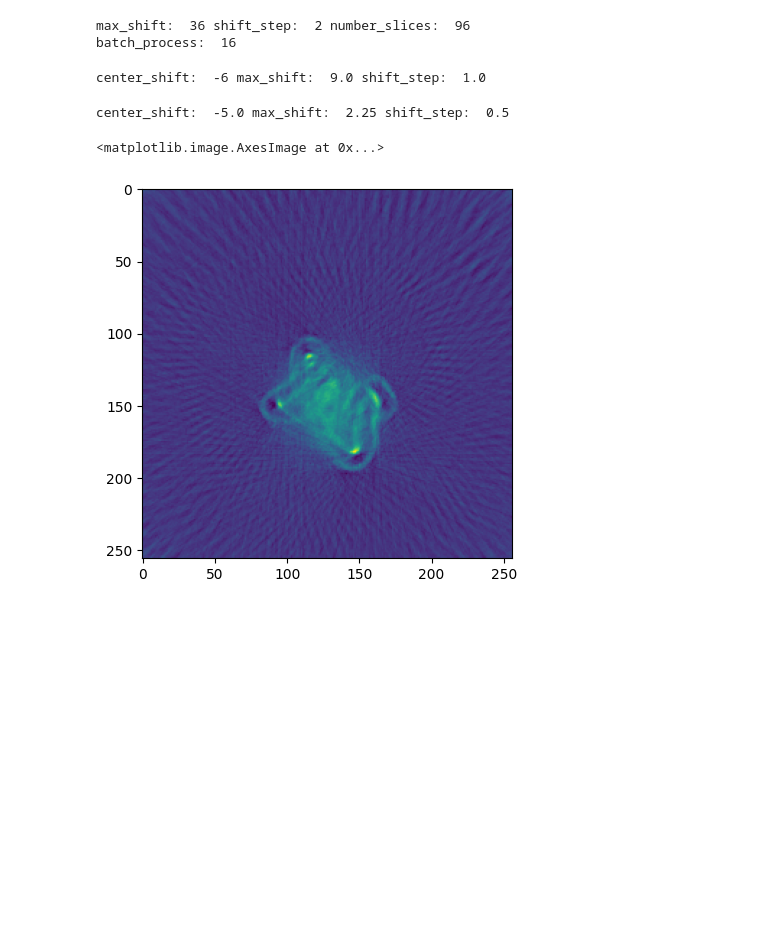
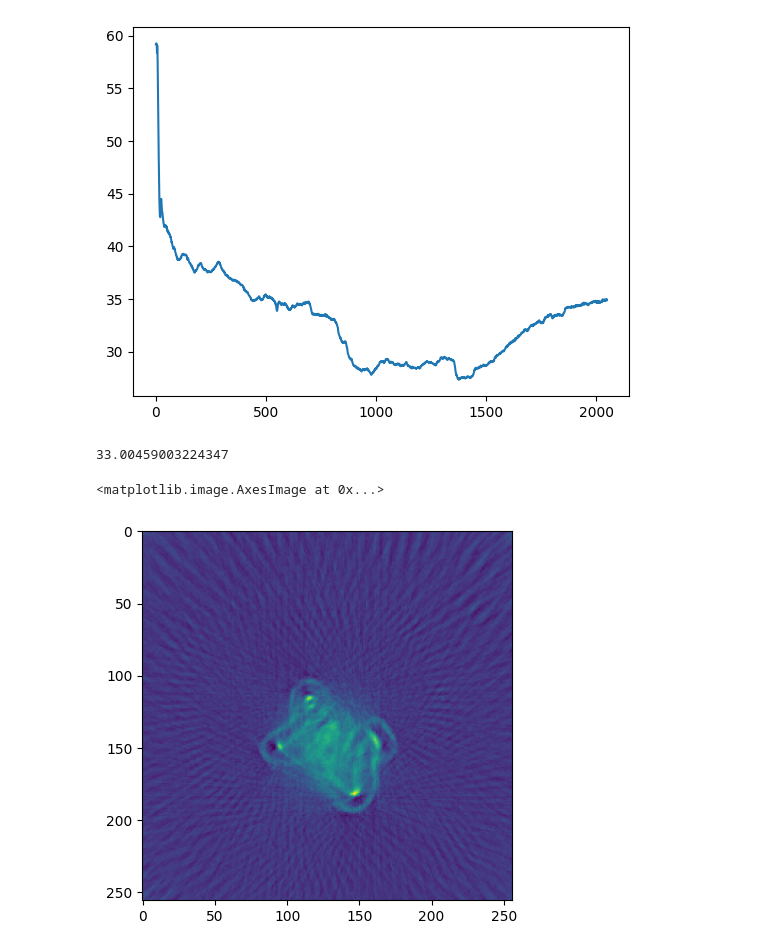
Before and after one commit to obandomarcos/ToMoDL, a Jupyter notebook: test_tomopy.ipynb, the cells around one changed output. Cells and saved outputs as stored; diff of their text form; code cells hidden in the pictures; blank space fills up the shorter version.

```diff
--- a/test_tomopy.ipynb
+++ b/test_tomopy.ipynb
@@ -230,6 +248,31 @@ def find_center_shift(sinogram: np.ndarray, type_sino="3D", resize_val=None, ord
             sinogram = ndi.shift(sinogram, (center_shift, 0, 0), mode="nearest")
 
     return sinogram
+# %%
+from skimage.metrics import peak_signal_noise_ratio
+
+gt = tiff.imread("/home/nhattm/FBP_100_gt.tif")
+recon = tiff.imread("/home/nhattm/toml-100.tif")
+list_psnr = []
+# recon = normalize_images_numpy(recon)
+# gt = normalize_images_numpy(gt)
+# take the range from 50 to 100
+for i in range(gt.shape[0]):
+    # calculate psnr
+
+    psnr_volume = peak_signal_noise_ratio(
+            gt[i], recon[i],
+            # data_range=gt[i].max()-gt[i].min(),
+        )
+    list_psnr.append(psnr_volume)
+# plot psnr
+plt.plot(list_psnr)
+plt.show()
+
+print(np.mean(list_psnr))
+# %% [output]
+[figure, added]
+33.00459003224347
 # %%
 from PIL import Image
 list_path = natsorted(glob.glob("datasets/grayscale images/*jpg"))
@@ -241,13 +284,6 @@ for path in list_path:
 sino = np.stack(sino)
 sino = np.moveaxis(sino, 1, 2)
 recon = fast_reconstruct_FBP(sino, resize_val=256, device="cuda", rotation_factor=2, order_mode=Order_Modes.Vertical.value)
-# %%
-sino_center = find_center_shift(sino, resize_val=256, type_sino="3D", order_mode=Order_Modes.Vertical.value, device="cuda")
-# %% [output]
-max_shift:  36 shift_step:  2 number_slices:  96
-batch_process:  16
-center_shift:  -6 max_shift:  9.0 shift_step:  1.0
-center_shift:  -5.0 max_shift:  2.25 shift_step:  0.5
 # %%
 recon2 = fast_reconstruct_FBP(sino_center, resize_val=256, device="cuda", rotation_factor=2, order_mode=Order_Modes.Vertical.value)
 # %%
```
Also changed, not shown: parts of 2 cells of this notebook, 3 other files.
